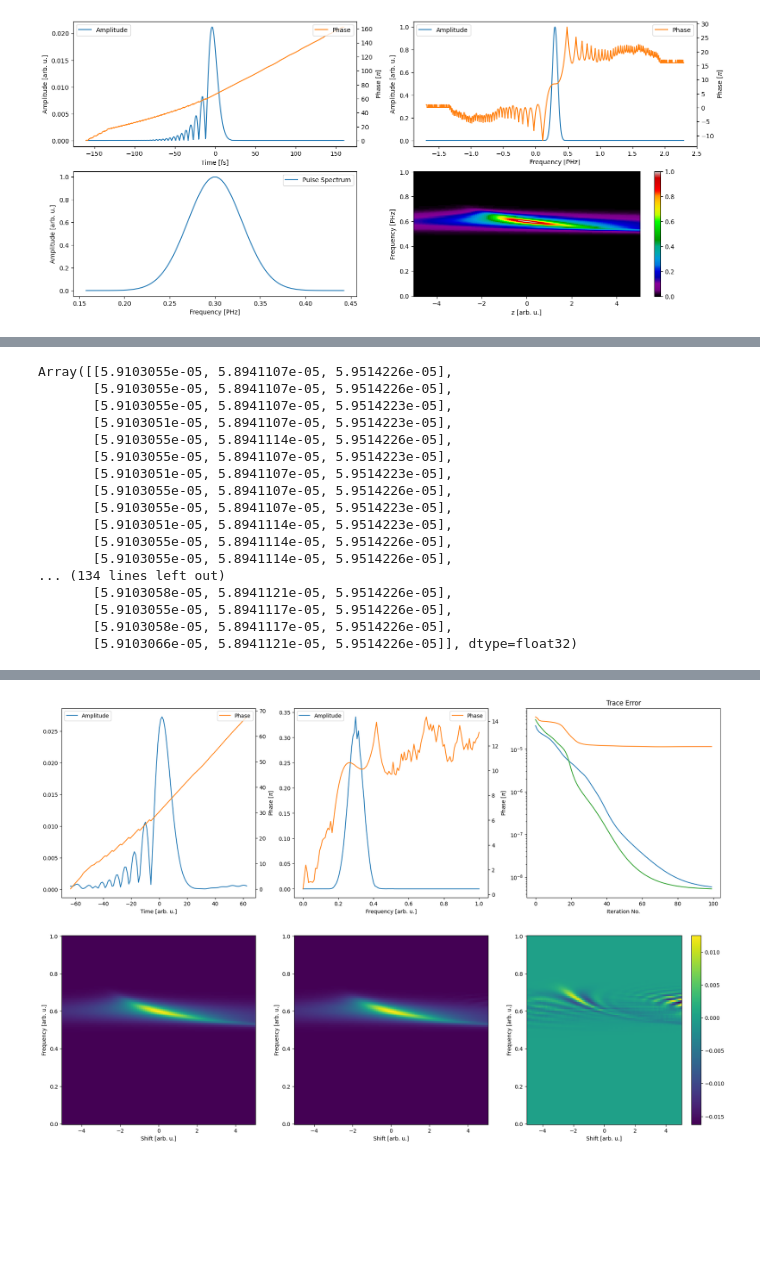
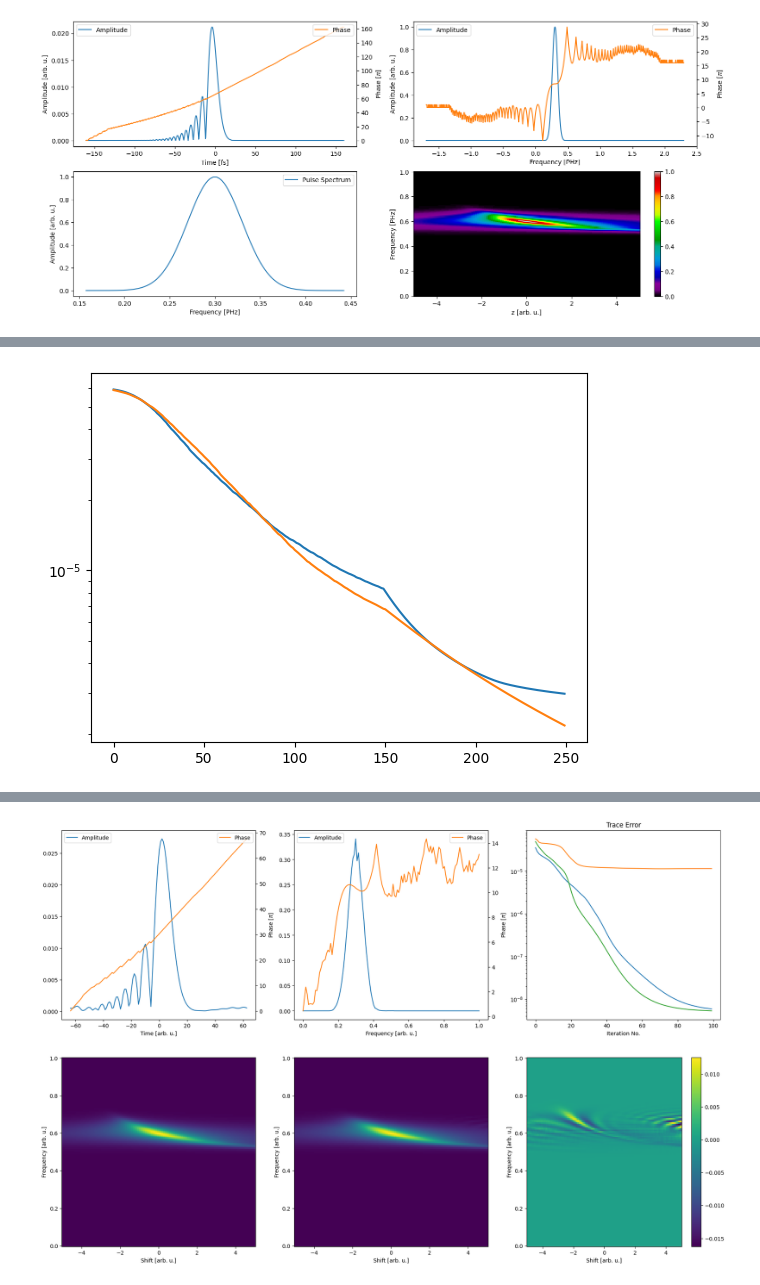
Before and after one commit to matillda123/Pulse-Retrieval-with-JAX, a Jupyter notebook: _usage_example.ipynb, the cells around one changed output, grey strips where cells are left out. Cells and saved outputs as stored; diff of their text form; code cells hidden in the pictures; blank space fills up the shorter version.

```diff
--- a/_usage_example.ipynb
+++ b/_usage_example.ipynb
@@ -170,20 +153,13 @@ copra.plot_results(final_result)
-# %%
-final_result.error_arr
-# %% [output]
-Array([[5.9103055e-05, 5.8941107e-05, 5.9514226e-05],
-       [5.9103055e-05, 5.8941107e-05, 5.9514226e-05],
-       [5.9103055e-05, 5.8941107e-05, 5.9514223e-05],
-       [5.9103051e-05, 5.8941107e-05, 5.9514223e-05],
-       [5.9103055e-05, 5.8941114e-05, 5.9514226e-05],
-       [5.9103055e-05, 5.8941107e-05, 5.9514223e-05],
-       [5.9103051e-05, 5.8941107e-05, 5.9514223e-05],
-       [5.9103055e-05, 5.8941107e-05, 5.9514226e-05],
-       [5.9103055e-05, 5.8941107e-05, 5.9514223e-05],
-       [5.9103051e-05, 5.8941114e-05, 5.9514223e-05],
-       [5.9103055e-05, 5.8941114e-05, 5.9514226e-05],
-       [5.9103055e-05, 5.8941114e-05, 5.9514226e-05],
-... (134 lines left out)
-       [5.9103058e-05, 5.8941121e-05, 5.9514226e-05],
-       [5.9103055e-05, 5.8941117e-05, 5.9514226e-05],
-       [5.9103058e-05, 5.8941117e-05, 5.9514226e-05],
-       [5.9103066e-05, 5.8941121e-05, 5.9514226e-05]], dtype=float32)
+# %%
+error_linear=jnp.copy(final_result.error_arr)
+# %%
+error_nonlinear=jnp.copy(final_result.error_arr)
+# %%
+plt.plot(jnp.mean(error_linear, axis=1))
+plt.plot(jnp.mean(error_nonlinear, axis=1))
+
+#plt.plot(jnp.mean(error_linear_lbfgs, axis=1))
+
+plt.yscale("log")
+# %% [output]
+[figure, added]
```
Also changed, not shown: parts of 13 cells of this notebook, 11 other files.
